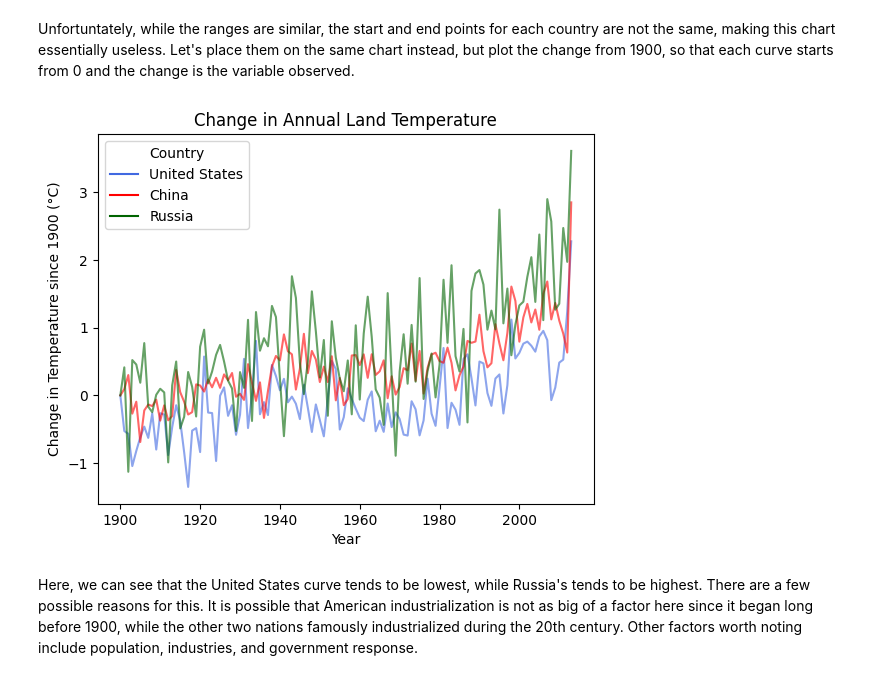
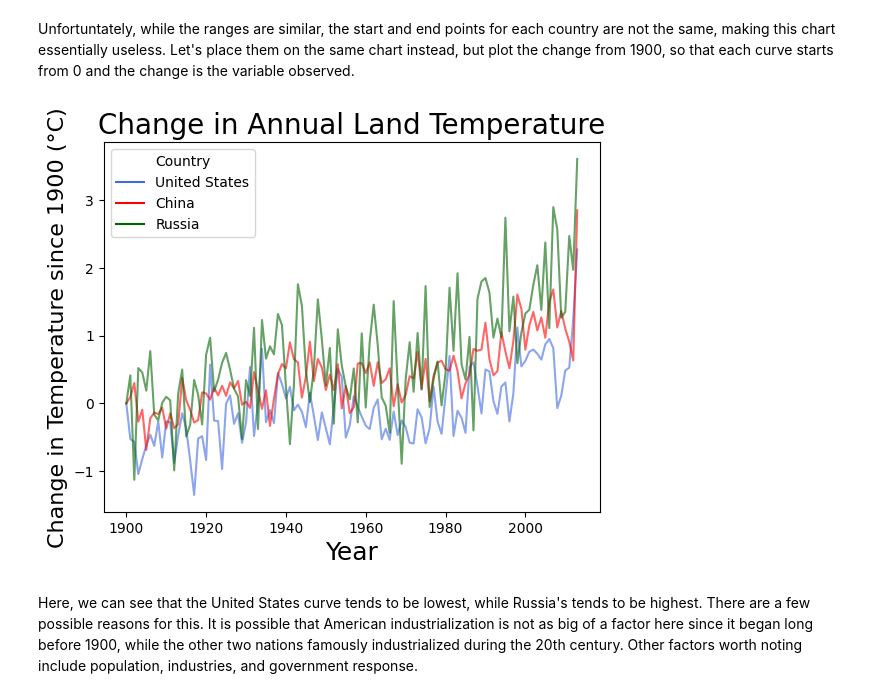
Before and after one commit to danielileon/ClimateAnalysis, a Jupyter notebook: Land Average Temperature by Country.ipynb, the cells around one changed output. Saved outputs shown, nothing was run; the diff lists cells and outputs as text; code cells hidden in the pictures.

```diff
--- a/Land Average Temperature by Country.ipynb
+++ b/Land Average Temperature by Country.ipynb
@@ -101,25 +112,26 @@ Unfortuntately, while the ranges are similar, the start and end points for each
 # %%
 all_nations = []
 for country in nations:
     df_country = df.loc[df["Country"] == country].copy()
     df_country["dt"] = pd.to_datetime(df_country["dt"])
     df_country = df_country.assign(year=df_country["dt"].dt.year)
     df_country = df_country.groupby("year").mean(numeric_only=True)
     df_country = df_country[df_country.index >= 1900]
 
     df_country["AverageDifference"] = df_country["AverageTemperature"] - df_country.loc[1900, "AverageTemperature"]
     df_country["Country"] = country
     all_nations.append(df_country)
 
 df_all = pd.concat(all_nations)
 
 sns.lineplot(data=df_all, x="year", y="AverageDifference", hue="Country", alpha=0.6,
              palette={"United States": "royalblue", "China": "red", "Russia": "darkgreen"}) # for consistency with last chart
-plt.title("Change in Annual Land Temperature")
-plt.xlabel("Year")
-plt.ylabel("Change in Temperature since 1900 (°C)")
+
+plt.title("Change in Annual Land Temperature", fontsize=20)
+plt.xlabel("Year", fontsize=18)
+plt.ylabel("Change in Temperature since 1900 (°C)", fontsize=16)
 plt.show()
 # %% [output]
-[figure, old version]
+[figure, new version]
 # %% [markdown]
 Here, we can see that the United States curve tends to be lowest, while Russia's tends to be highest. There are a few possible reasons for this. It is possible that American industrialization is not as big of a factor here since it began long before 1900, while the other two nations famously industrialized during the 20th century. Other factors worth noting include population, industries, and government response.
```
Also changed, not shown: parts of 3 cells of this notebook.
